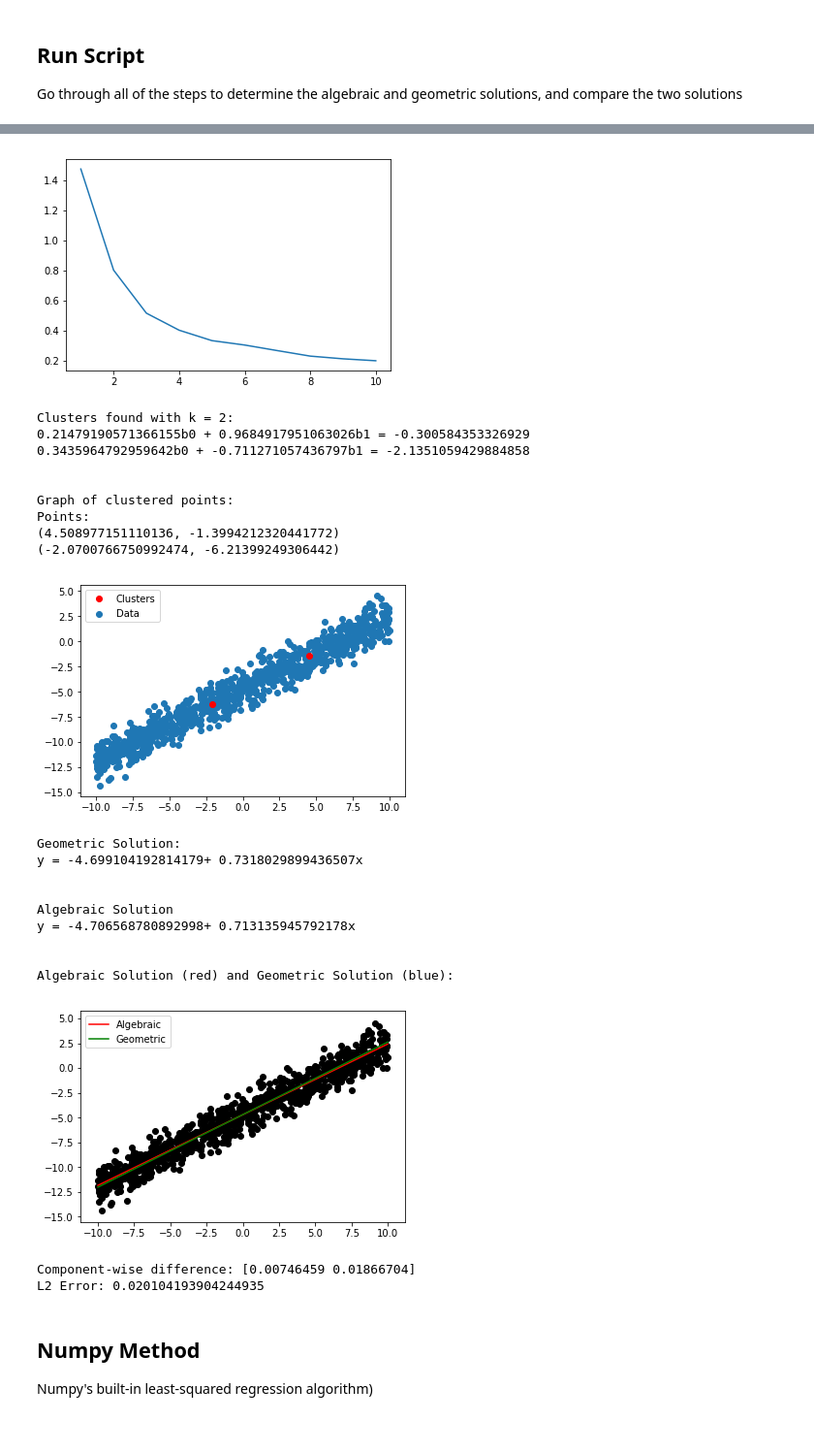
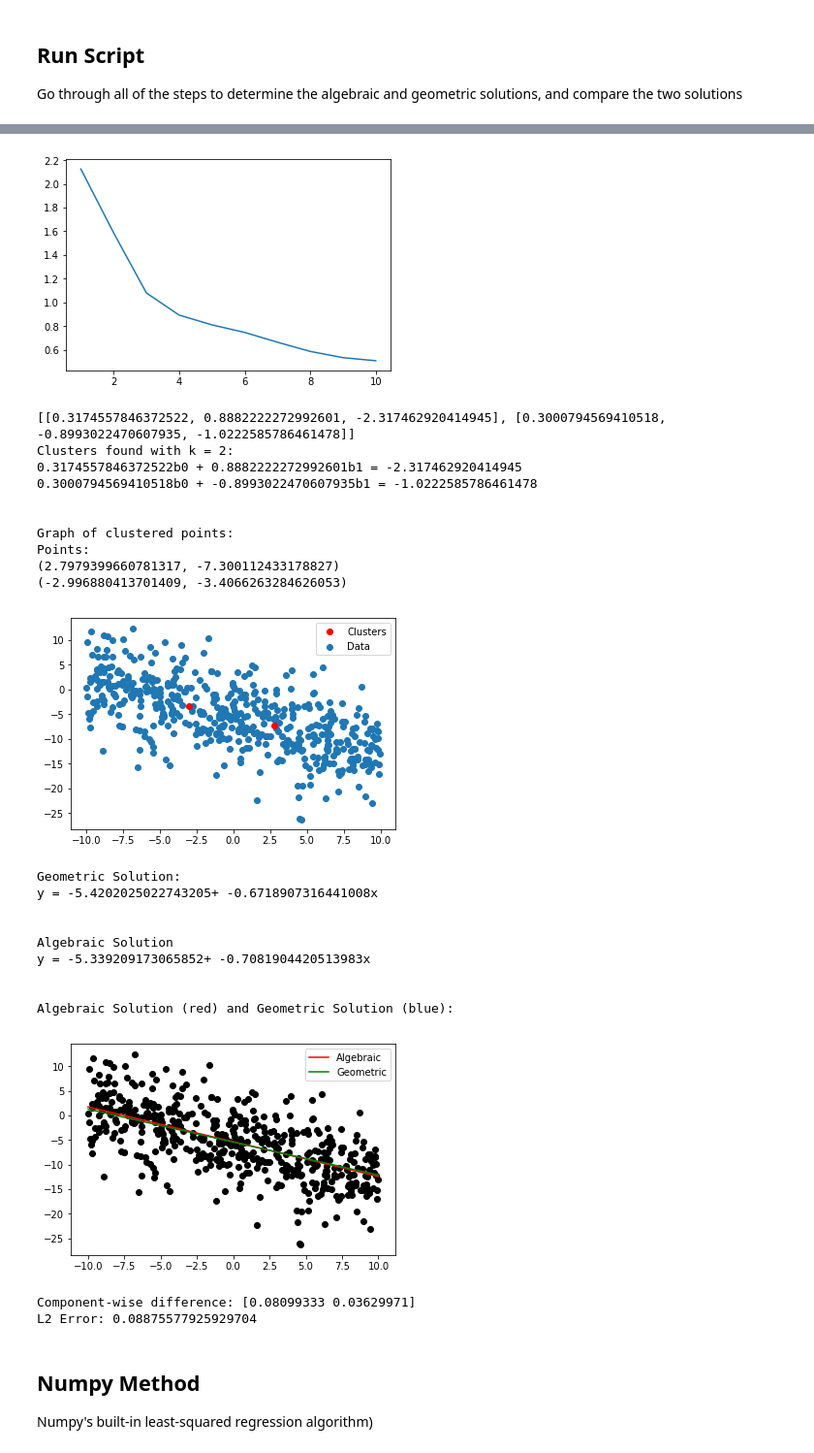
Before and after one commit to nathanljustin/njustin-ml-research, a Jupyter notebook: linear-regression.ipynb, the cells around one changed output, grey strips where cells are left out. Shown at 97% size. Saved outputs shown, nothing was run; the diff lists cells and outputs as text; code cells hidden in the pictures.

```diff
--- a/linear-regression.ipynb
+++ b/linear-regression.ipynb
@@ -97,6 +98,30 @@ def bestkcluster(matrix, maxclusters):
 def kcluster(matrix, k):
     kmeans = KMeans(n_clusters=k, random_state=0).fit(matrix)
     return kmeans.cluster_centers_
+
+# A version of kcluster where the norms are clustered, not the
+# equations themselves. This yields better results
+def kclusteraverage(matrix, k):
+    kmeans = KMeans(n_clusters=k, random_state=0).fit(matrix[:, 0:2])
+
+    ## Find closest center
+    centers = kmeans.cluster_centers_
+    c0 = []
+    c1 = []
+    for row in matrix:
+        e0 = np.linalg.norm(row[0:2] - centers[0])
+        e1 = np.linalg.norm(row[0:2] - centers[1])
+        mindist = min(e0, e1)
+        if e0 == mindist:
+            c0 += [row[2]]
+        else:
+            c1 += [row[2]]
+
+    cluster = []
+    cluster += [centers[0].tolist() + [statistics.mean(c0)]]
+    cluster += [centers[1].tolist() + [statistics.mean(c1)]]
+    print(cluster)
+    return np.array(cluster)
 # %% [markdown]
 ## Finding Solutions
 
@@ -247,8 +272,8 @@ def graphpointswithline(x,y,alg,geo):
     * Can adjust `numpoints` parameter below to adjust number of points
     * Can adjust standard deviation of points `stdev`
 # %%
-numpoints = 1000
-stdev = 1
+numpoints = 500
+stdev = 5
 X, Y, data = makedata(numpoints, stdev)
 # %% [markdown]
 ## Run Script
@@ -263,7 +288,7 @@ print("Sum of Squared Errors for each k")
 bestkcluster(data, 10)
 
 # Always force cluster to 2
-cluster = kcluster(data, 2)
+cluster = kclusteraverage(data, 2)
 print("Clusters found with k = 2:")
 for c in cluster:
     print(str(c[0]) + "b0 + " + str(c[1]) +"b1 = " + str(c[2]))
@@ -296,27 +321,28 @@ Normal Vectors:
 Sum of Squared Errors for each k
-[figure, old version]
+[figure, new version]
+[[0.3174557846372522, 0.8882222272992601, -2.317462920414945], [0.3000794569410518, -0.8993022470607935, -1.0222585786461478]]
 Clusters found with k = 2:
-0.21479190571366155b0 + 0.9684917951063026b1 = -0.300584353326929
-0.3435964792959642b0 + -0.711271057436797b1 = -2.1351059429884858
+0.3174557846372522b0 + 0.8882222272992601b1 = -2.317462920414945
+0.3000794569410518b0 + -0.8993022470607935b1 = -1.0222585786461478
 
 
 Graph of clustered points:
 Points:
-(4.508977151110136, -1.3994212320441772)
-(-2.0700766750992474, -6.21399249306442)
+(2.7979399660781317, -7.300112433178827)
+(-2.996880413701409, -3.4066263284626053)
-[figure, old version]
+[figure, new version]
 Geometric Solution:
-y = -4.699104192814179+ 0.7318029899436507x
+y = -5.4202025022743205+ -0.6718907316441008x
 
 
 Algebraic Solution
-y = -4.706568780892998+ 0.713135945792178x
+y = -5.339209173065852+ -0.7081904420513983x
 
 
 Algebraic Solution (red) and Geometric Solution (blue):
-[figure, old version]
+[figure, new version]
-Component-wise difference: [0.00746459 0.01866704]
-L2 Error: 0.020104193904244935
+Component-wise difference: [0.08099333 0.03629971]
+L2 Error: 0.08875577925929704
 # %% [markdown]
 ## Numpy Method
 Numpy's built-in least-squared regression algorithm)
```
Also changed, not shown: parts of 4 cells of this notebook, 20 other files.
